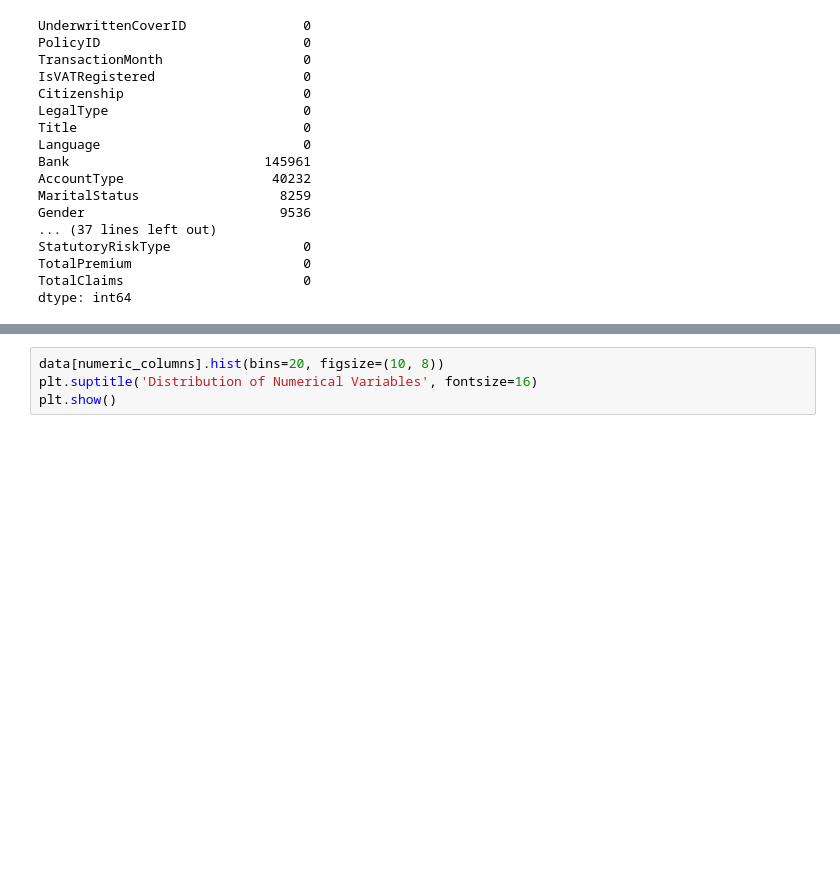
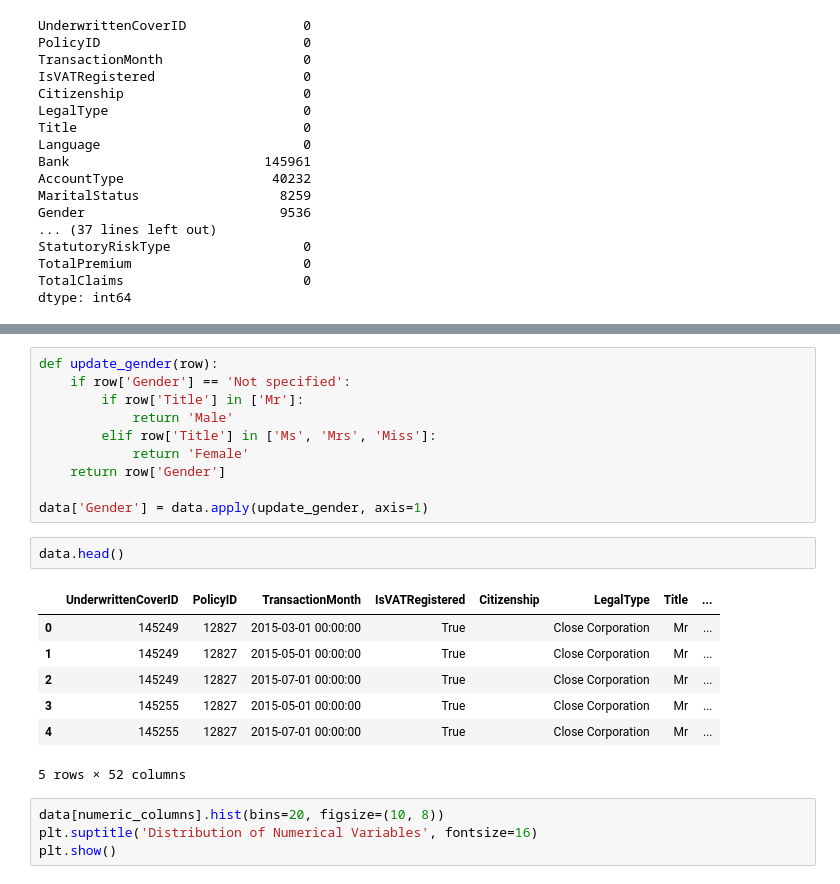
Before and after one commit to elsaeb/10_academy_kifya_week_3, a Jupyter notebook: notebooks/EDA.ipynb, the cells around one changed output, grey strips where cells are left out. Cells and saved outputs as stored; diff of their text form; blank space fills up the shorter version.

```diff
--- a/notebooks/EDA.ipynb
+++ b/notebooks/EDA.ipynb
@@ -119,3 +149,23 @@ Name: Gender, dtype: object
+# %%
+def update_gender(row):
+    if row['Gender'] == 'Not specified':
+        if row['Title'] in ['Mr']:
+            return 'Male'
+        elif row['Title'] in ['Ms', 'Mrs', 'Miss']:
+            return 'Female'
+    return row['Gender']
+
+data['Gender'] = data.apply(update_gender, axis=1)
+# %%
+data.head()
+# %% [output]
+|  | UnderwrittenCoverID | PolicyID | TransactionMonth | IsVATRegistered | Citizenship | LegalType | Title | ... |
+| 0 | 145249 | 12827 | 2015-03-01 00:00:00 | True |  | Close Corporation | Mr | ... |
+| 1 | 145249 | 12827 | 2015-05-01 00:00:00 | True |  | Close Corporation | Mr | ... |
+| 2 | 145249 | 12827 | 2015-07-01 00:00:00 | True |  | Close Corporation | Mr | ... |
+| 3 | 145255 | 12827 | 2015-05-01 00:00:00 | True |  | Close Corporation | Mr | ... |
+| 4 | 145255 | 12827 | 2015-07-01 00:00:00 | True |  | Close Corporation | Mr | ... |
+5 rows × 52 columns
 # %%
 data[numeric_columns].hist(bins=20, figsize=(10, 8))
 plt.suptitle('Distribution of Numerical Variables', fontsize=16)
```
Also changed, not shown: parts of 15 cells of this notebook, 1 other file.
